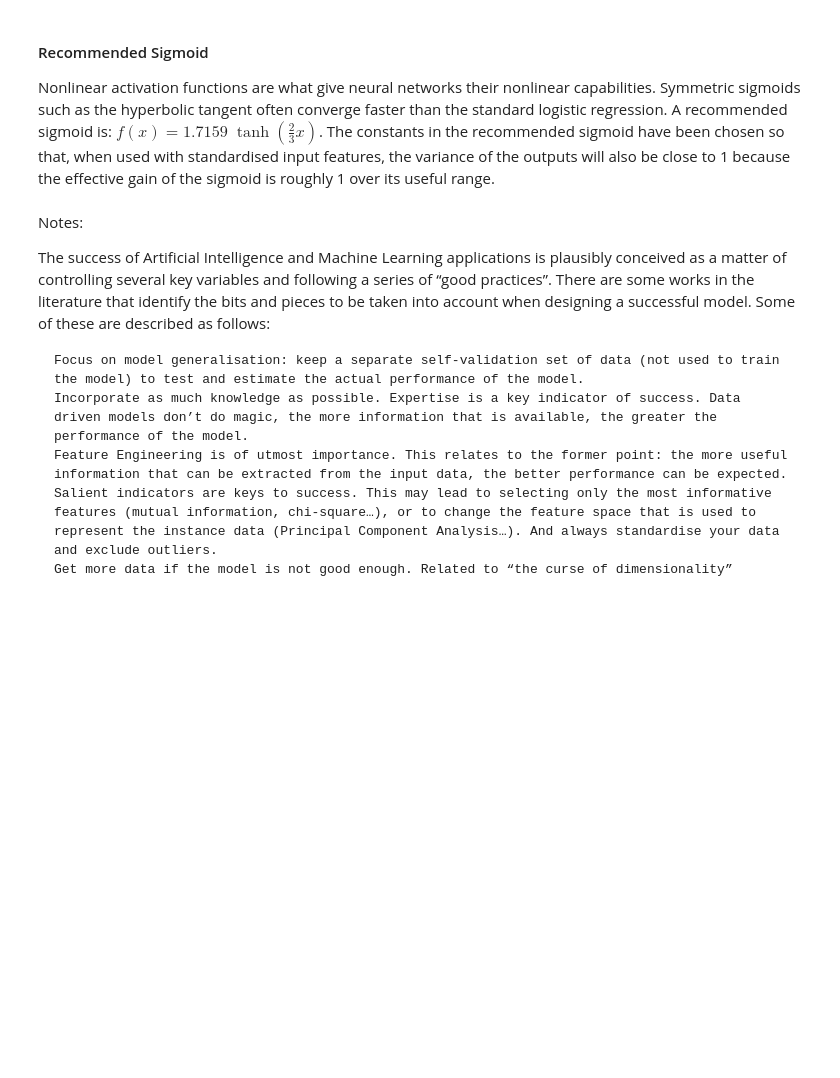
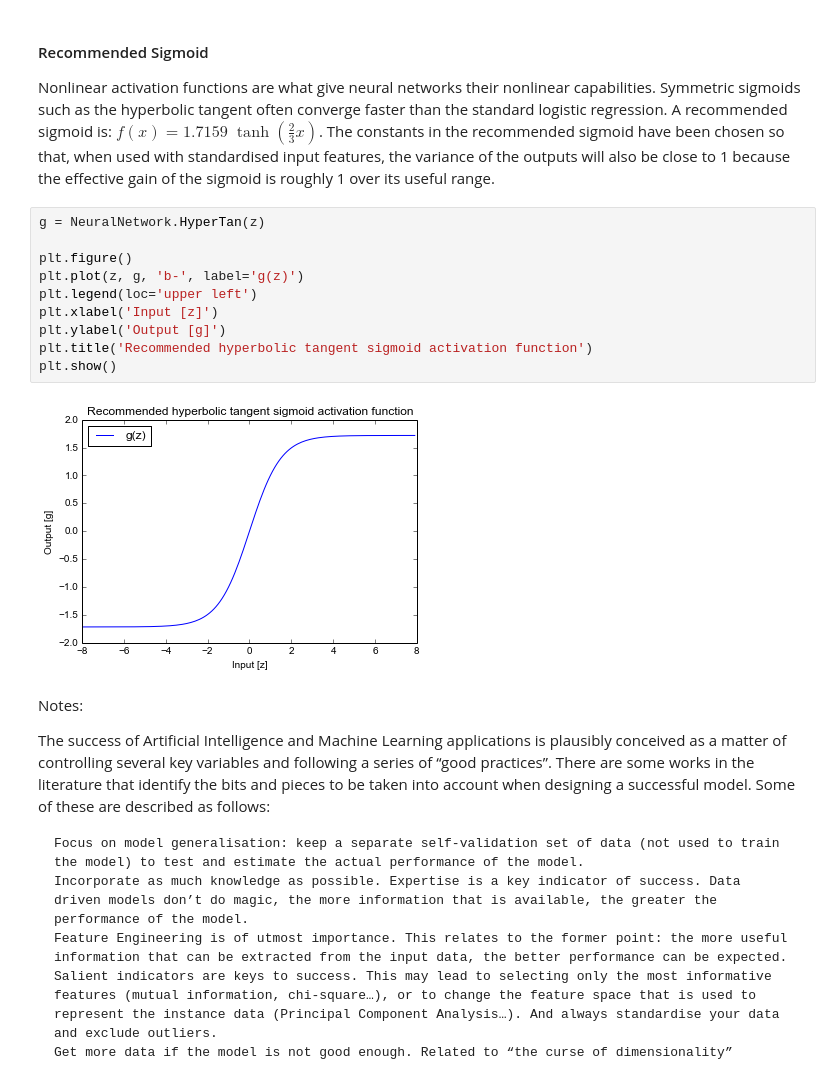
Before and after one commit to atrilla/ntk, a Jupyter notebook: explore/Multilayer.ipynb, the cells around one changed output. Drawn from its saved outputs; the diff is of its cells as text; blank space fills up the shorter version.

```diff
--- a/explore/Multilayer.ipynb
+++ b/explore/Multilayer.ipynb
@@ -349,6 +407,18 @@ Elapsed time = 0.852139949799 seconds
 #### Recommended Sigmoid
 
 Nonlinear activation functions are what give neural networks their nonlinear capabilities. Symmetric sigmoids such as the hyperbolic tangent often converge faster than the standard logistic regression. A recommended sigmoid is: $f(x) = 1.7159 \; \tanh (\frac{2}{3} x)$. The constants in the recommended sigmoid have been chosen so that, when used with standardised input features, the variance of the outputs will also be close to 1 because the effective gain of the sigmoid is roughly 1 over its useful range.
+# %%
+g = NeuralNetwork.HyperTan(z)
+
+plt.figure()
+plt.plot(z, g, 'b-', label='g(z)')
+plt.legend(loc='upper left')
+plt.xlabel('Input [z]')
+plt.ylabel('Output [g]')
+plt.title('Recommended hyperbolic tangent sigmoid activation function')
+plt.show()
+# %% [output]
+[figure, added]
 # %% [markdown]
 Notes:
 
```
Also changed, not shown: parts of 11 cells of this notebook, 2 other files.
